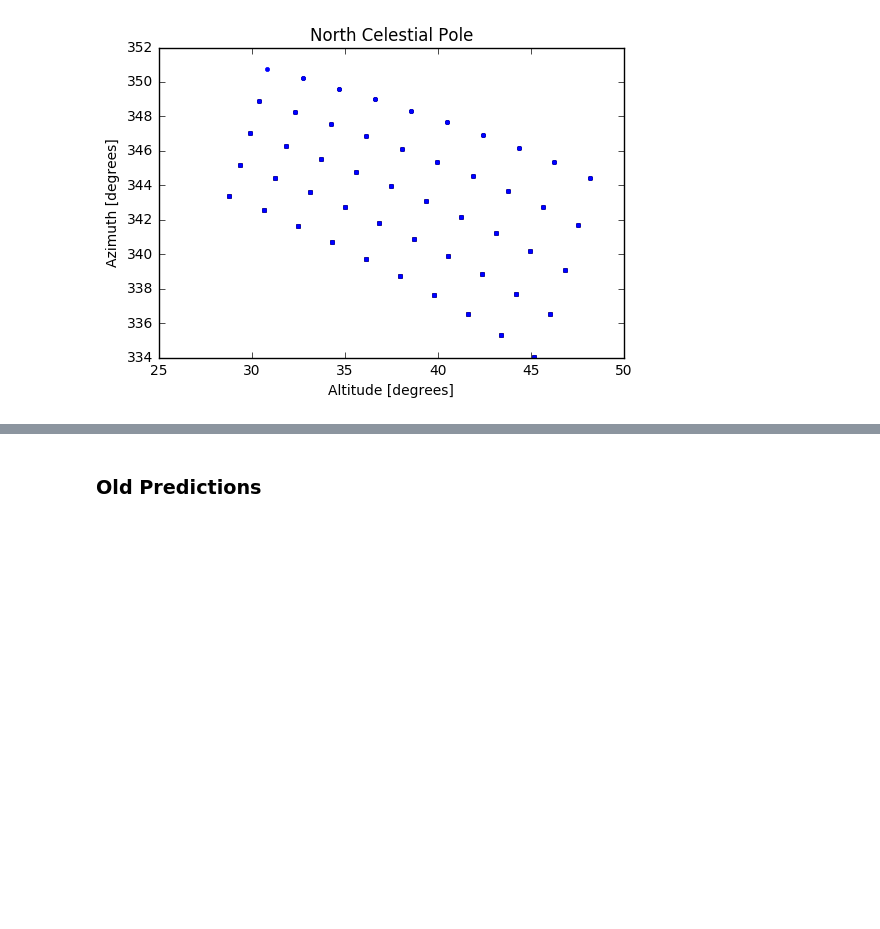
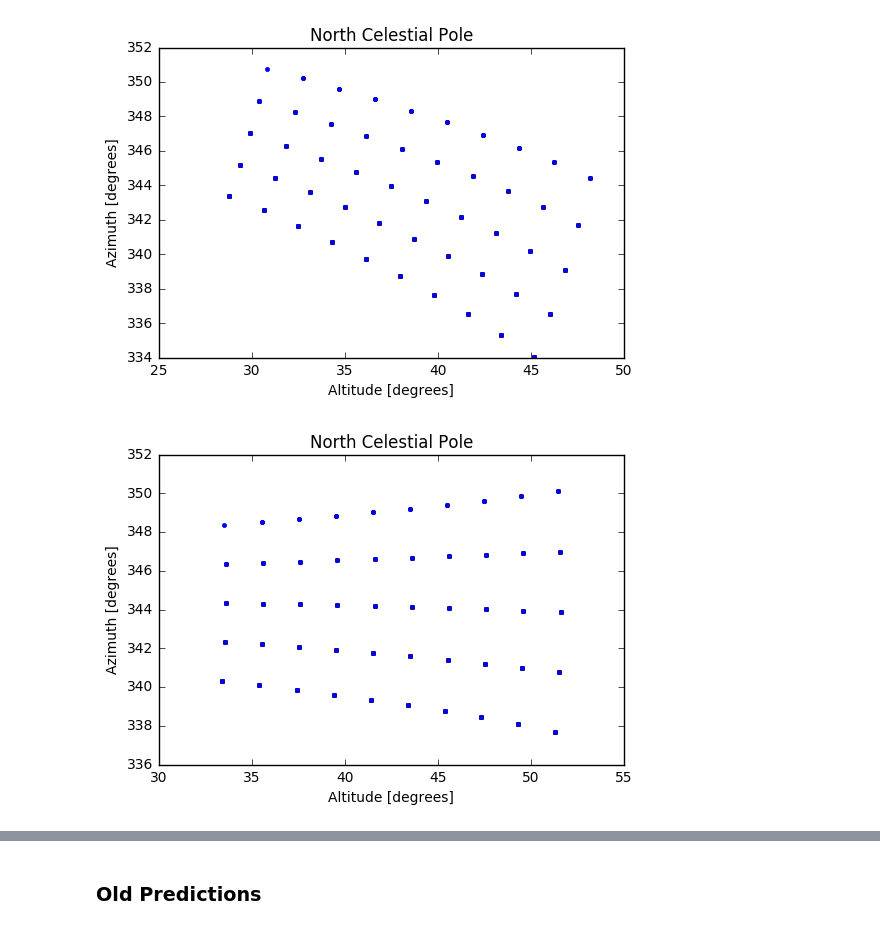
Before and after one commit to gracefujii/Astro-121, a Jupyter notebook: Lab 4 - Coordinates.ipynb, the cells around one changed output, grey strips where cells are left out. Saved outputs shown, nothing was run; the diff lists cells and outputs as text; code cells hidden in the pictures; blank space fills up the shorter version.

```diff
--- a/Lab 4 - Coordinates.ipynb
+++ b/Lab 4 - Coordinates.ipynb
@@ -143,3 +168,7 @@ ncp_predict(130, 160, 15, 34, jd12) # 12:00 4/25/19
 ncp_predict(105, 114, 15, 34, jd12) # 12:00 4/25/19
 # %% [output]
 [figure]
+# %%
+ncp_predict(105, 114, 15, 34, jd()) # current time
+# %% [output]
+[figure, added]
```
Also changed, not shown: parts of 20 cells of this notebook.
